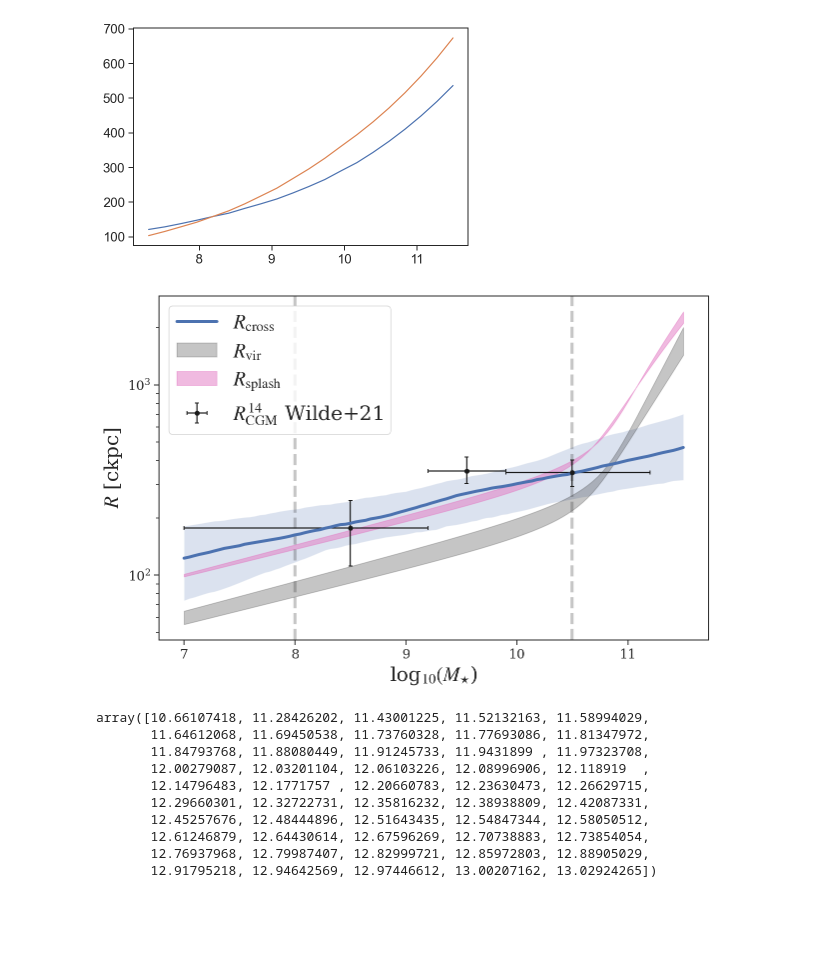
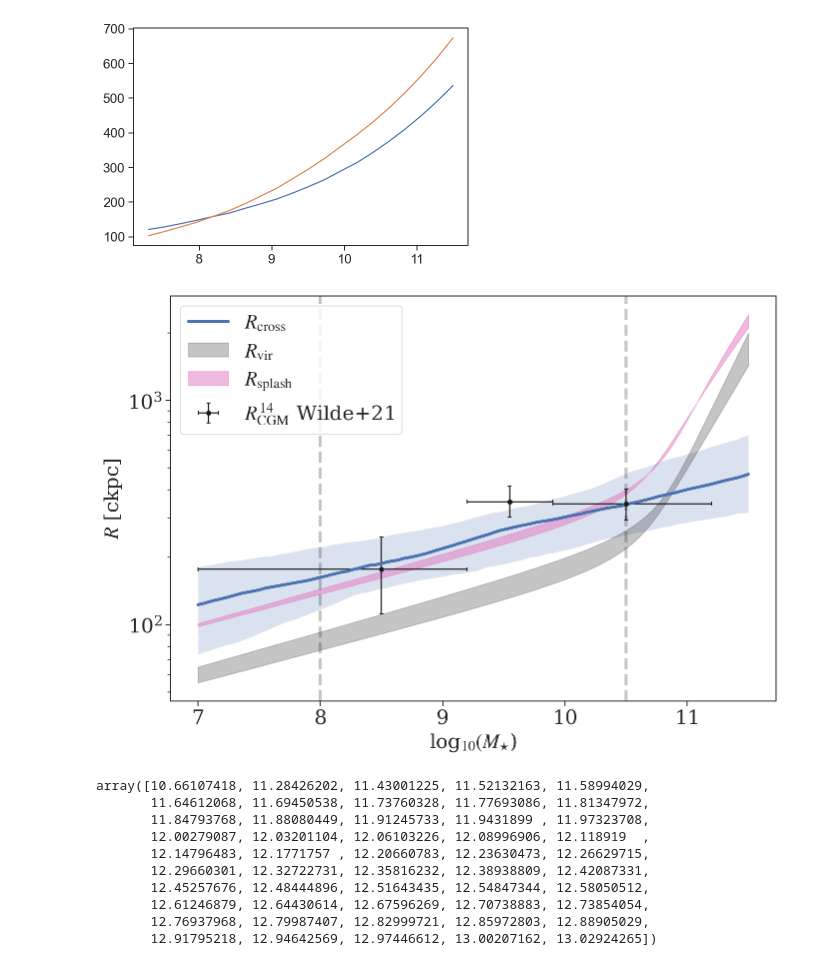
Before and after one commit to mattcwilde/1halo2halo, a Jupyter notebook: haloclustering/plotting/plots.ipynb, the cells around one changed output. Drawn from its saved outputs; the diff is of its cells as text; code cells hidden in the pictures; blank space fills up the shorter version.

```diff
--- a/haloclustering/plotting/plots.ipynb
+++ b/haloclustering/plotting/plots.ipynb
@@ -100,7 +146,7 @@ plt.figure(figsize=(10,7))
 
 dfnew.sort_values('survey', inplace=True)
 sns.set_theme(style="ticks")
-s = [r'$z$', r'impact parameter [cMpc]']
+s = [r'$z$', r'$\log R_\perp $ [cMpc]']
 with sns.axes_style('white'):
     sns.set_context("paper", font_scale=1.5)
 
@@ -128,13 +174,13 @@ plt.figure(figsize=(10,7))
 
 dfnew.sort_values('survey', inplace=True)
 sns.set_theme(style="ticks")
-s = [r'$z$', r'impact parameter [cMpc]']
+s = [r'$z$', r'log $R_\perp$ [cMpc]']
 with sns.axes_style('white'):
     sns.set_context("paper", font_scale=1.5)
 
     g = sns.jointplot(data=dfnew, x="z", y="log_rho_mpc", hue='survey',
                     palette=["tab:purple", "tab:blue"],
-                    legend=True, marginal_kws=dict(bw_adjust=0.9), linewidth=0.2)
+                    legend=True, marginal_kws=dict(bw_adjust=0.9), linewidth=0.1)
 
     g.set_axis_labels(s[0], s[1])
     # g.fig.get_axes()[0].legend([r'CGM$^2$', r'CASBaH'], loc='upper left')
@@ -705,7 +759,7 @@ plt.rcParams['font.serif'] = "DejaVu Serif"
 plt.rcParams['font.family'] = "serif"
 
 plt.rcParams['mathtext.fontset']='stix'
-plt.rcParams['font.size'] = 18
+plt.rcParams['font.size'] = 20
 
 flat_samples = sampler.get_chain(discard=2000, thin=1, flat=True)
 
@@ -728,7 +782,7 @@ med, lo, hi = np.quantile(rc_m*1e3, [0.5, 0.16, 0.84], axis=1)
 med2, lo2, hi2 = np.quantile(rc_m2*1e3, [0.5, 0.16, 0.84], axis=1)
 
 
-plt.figure(figsize=(9,6))
+plt.figure(figsize=(10,7))
 # plt.plot(np.log10(mass), rc_m*1000, alpha=0.02, c='xkcd:azure');
 
 # fitting window
@@ -748,34 +802,35 @@ plt.fill_between(np.log10(mass2)[:,0], lo2, hi2, alpha=0.2)
 # plt.plot(np.log10(mass2), r50_med[:, 0], alpha=1, ls='--', label=r"$R_{\rm 50}$", lw=3, color="tab:red")
 
 # r50 from paper I 2h
 # plt.fill_between(np.log10(m_lin)[:, 0], r50_lo2h[:, 0], r50_hi2h[:, 0], alpha=0.2)
 # plt.plot(np.log10(m_lin)[:, 0], r50_med2h[:, 0], alpha=1, ls='-.', label=r"$R_{\rm 50}^{2h}$")
 
 # error bars from Paper I
 xerror = [[1.5, (9.9 - 9.2)/2, (10.5 - 9.9)], [(9.2 - 8.5), 0.35, 0.7]]
 
 xlist = [8.5, 9.55, 10.5]
 ylist = [177, 353, 346]
 yerror = np.array([[65, 70], [50, 64], [53, 57]]).T
 plt.errorbar(xlist, ylist, xerr=xerror, yerr=yerror, fmt='o', color='k', capsize=2, markersize=4, label=r"$R_{\rm CGM}^{14}$ Wilde+21")
 
 # rvir - the correct 200c virial radius via colossus in comoving kpc. take care of h
 m200c01 = np.squeeze(10**np.array([caprop.calchalomass(m, 0.1) for m in np.log10(mass2)]))
 m200c04 = np.squeeze(10**np.array([caprop.calchalomass(m, 0.4) for m in np.log10(mass2)]))
 R200c01 = mass_so.M_to_R(m200c01*cosmo.h, 0.1, '200c')/cosmo.h # proper kpc
 R200c04 = mass_so.M_to_R(m200c04*cosmo.h, 0.4, '200c')/cosmo.h # proper kpc
 plt.fill_between(np.log10(mass2)[:,0], R200c01*(1+0.1), R200c04*(1.4), alpha=0.25, label=r'$R_{\rm vir}$', color='k')
 
+plt.tick_params(axis='both', which='major', labelsize=20)
 
 plt.fill_between(np.log10(mass2)[:,0], calc_splashback(mass2, 0.1, comoving=True), calc_splashback(mass2, 0.4, comoving=True), alpha=0.5, label=r'$R_{\rm splash}$', color='tab:pink')
 plt.xlabel(r"log$_{10}(M_{\star}$)", fontsize=20)
 plt.ylabel(r"$R$ [ckpc]", fontsize=20);
 plt.yscale('log')
 plt.legend(loc='upper left', fontsize=20)
 plt.tight_layout()
 plt.savefig("../figures/r_cross_mstar.png", dpi=300)
 # %% [output]
-[figure, old version]
+[figure, new version]
 # %%
 logmhalo
 # %% [output]
```
Also changed, not shown: parts of 14 cells of this notebook, 1 other file.
